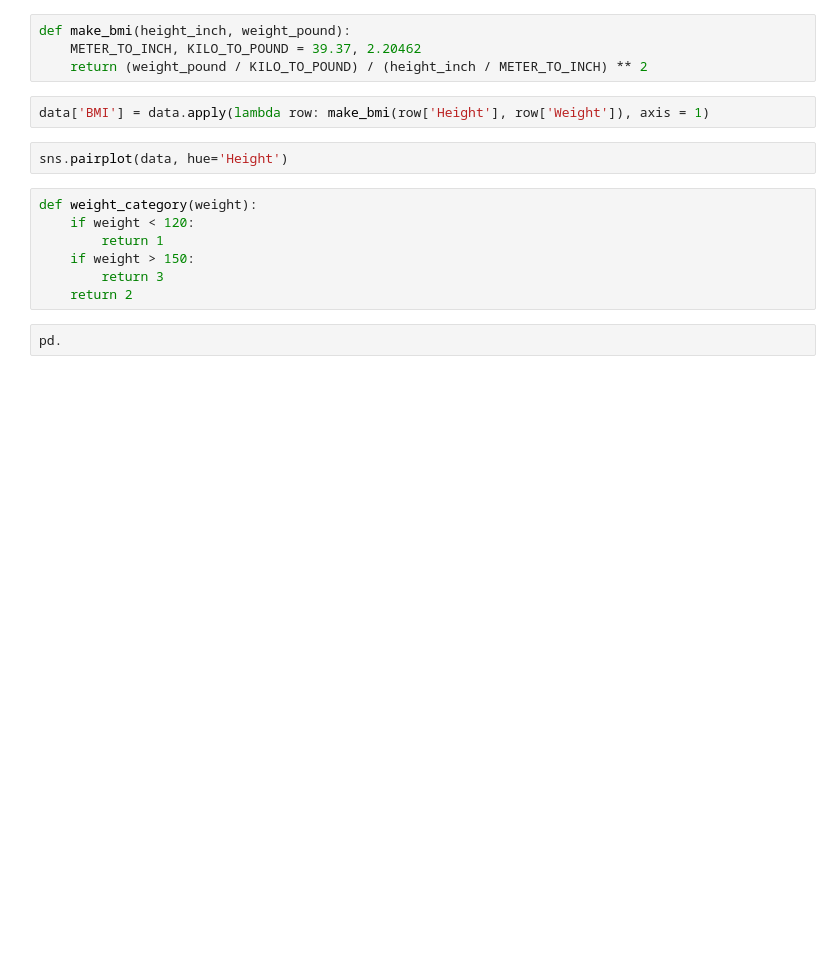
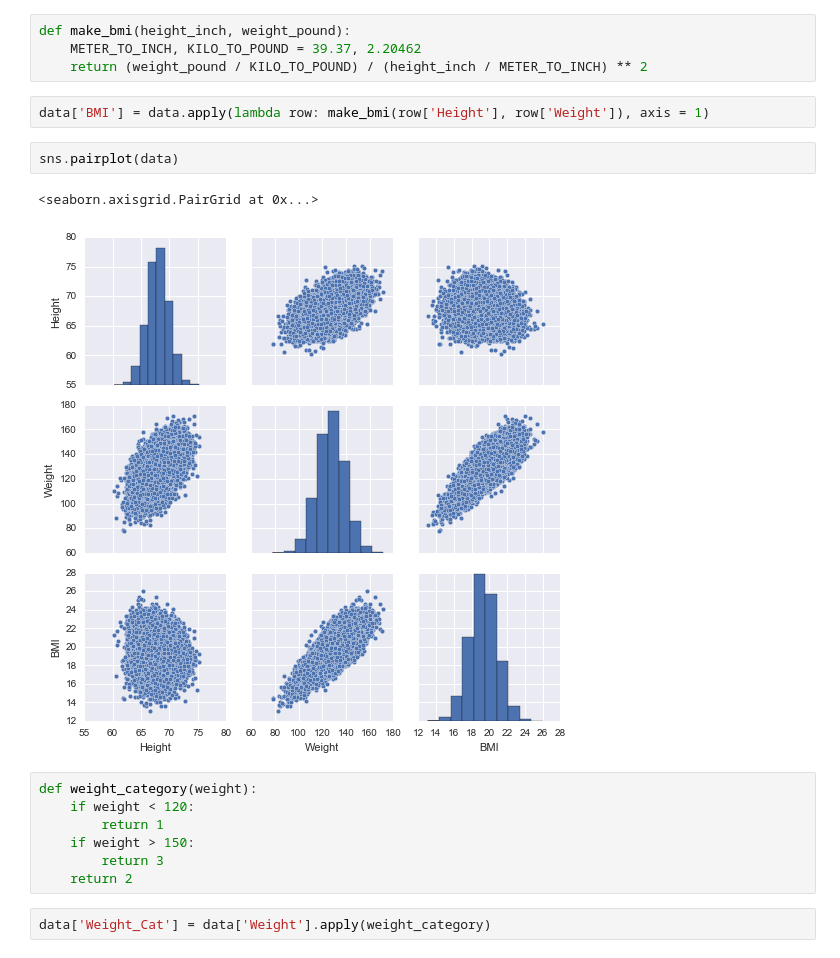
Before and after one commit to pro1710/data_science, a Jupyter notebook: linear_regression/weights_heights.ipynb, the cells around one changed output. Drawn from its saved outputs; the diff is of its cells as text; blank space fills up the shorter version.

```diff
--- a/linear_regression/weights_heights.ipynb
+++ b/linear_regression/weights_heights.ipynb
@@ -34,7 +35,10 @@ def make_bmi(height_inch, weight_pound):
 # %%
 data['BMI'] = data.apply(lambda row: make_bmi(row['Height'], row['Weight']), axis = 1)
 # %%
-sns.pairplot(data, hue='Height')
+sns.pairplot(data)
+# %% [output]
+<seaborn.axisgrid.PairGrid at 0x...>
+[figure, added]
 # %%
 def weight_category(weight):
     if weight < 120:
@@ -42,5 +46,5 @@ def weight_category(weight):
     if weight > 150:
         return 3
     return 2
-# %%
-pd.
+# %%
+data['Weight_Cat'] = data['Weight'].apply(weight_category)
```
Also changed, not shown: parts of 11 cells of this notebook.
